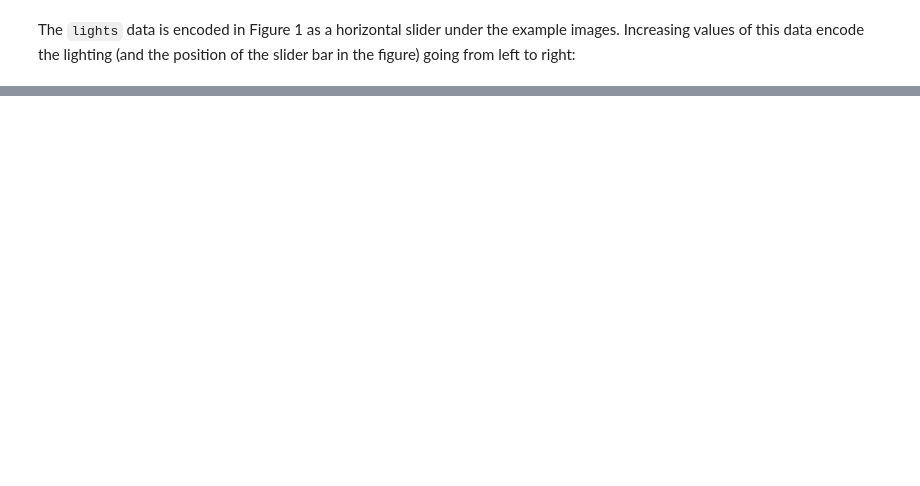
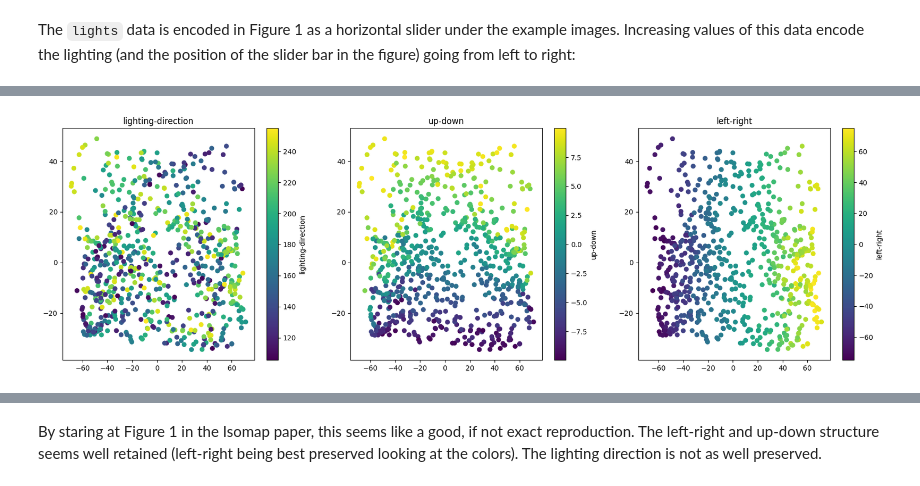
Before and after one commit to jlmelville/drnb, a Jupyter notebook: notebooks/data-pipeline/isofaces.ipynb, the cells around one changed output, grey strips where cells are left out. Drawn from its saved outputs; the diff is of its cells as text; code cells hidden in the pictures; blank space fills up the shorter version.

Commit message:
Run sklearn isomap

```diff
--- a/notebooks/data-pipeline/isofaces.ipynb
+++ b/notebooks/data-pipeline/isofaces.ipynb
@@ -171,0 +178,4 @@ data_result = create_default_pipeline(check_for_duplicates=True).run(
+# %%
+from sklearn.manifold import Isomap
+
+isofaces_coords = Isomap(n_neighbors=6, n_components=2).fit_transform(data)
@@ -171,0 +184,15 @@ data_result = create_default_pipeline(check_for_duplicates=True).run(
+# %%
+import matplotlib.pyplot as plt
+
+fig, axs = plt.subplots(1, target.shape[1], figsize=(21, 6))
+
+for i, (name, color_scale) in enumerate(target.items()):
+    sc = axs[i].scatter(
+        isofaces_coords[:, 0], isofaces_coords[:, 1], c=color_scale, cmap="viridis"
+    )
+    fig.colorbar(sc, ax=axs[i], label=name)
+    axs[i].set_title(name)
+
+plt.show()
+# %% [output]
+[figure, added]
@@ -171,0 +200,2 @@ data_result = create_default_pipeline(check_for_duplicates=True).run(
+# %% [markdown]
+By staring at Figure 1 in the Isomap paper, this seems like a good, if not exact reproduction. The left-right and up-down structure seems well retained (left-right being best preserved looking at the colors). The lighting direction is not as well preserved.
```
Also changed, not shown: parts of 22 cells of this notebook.
